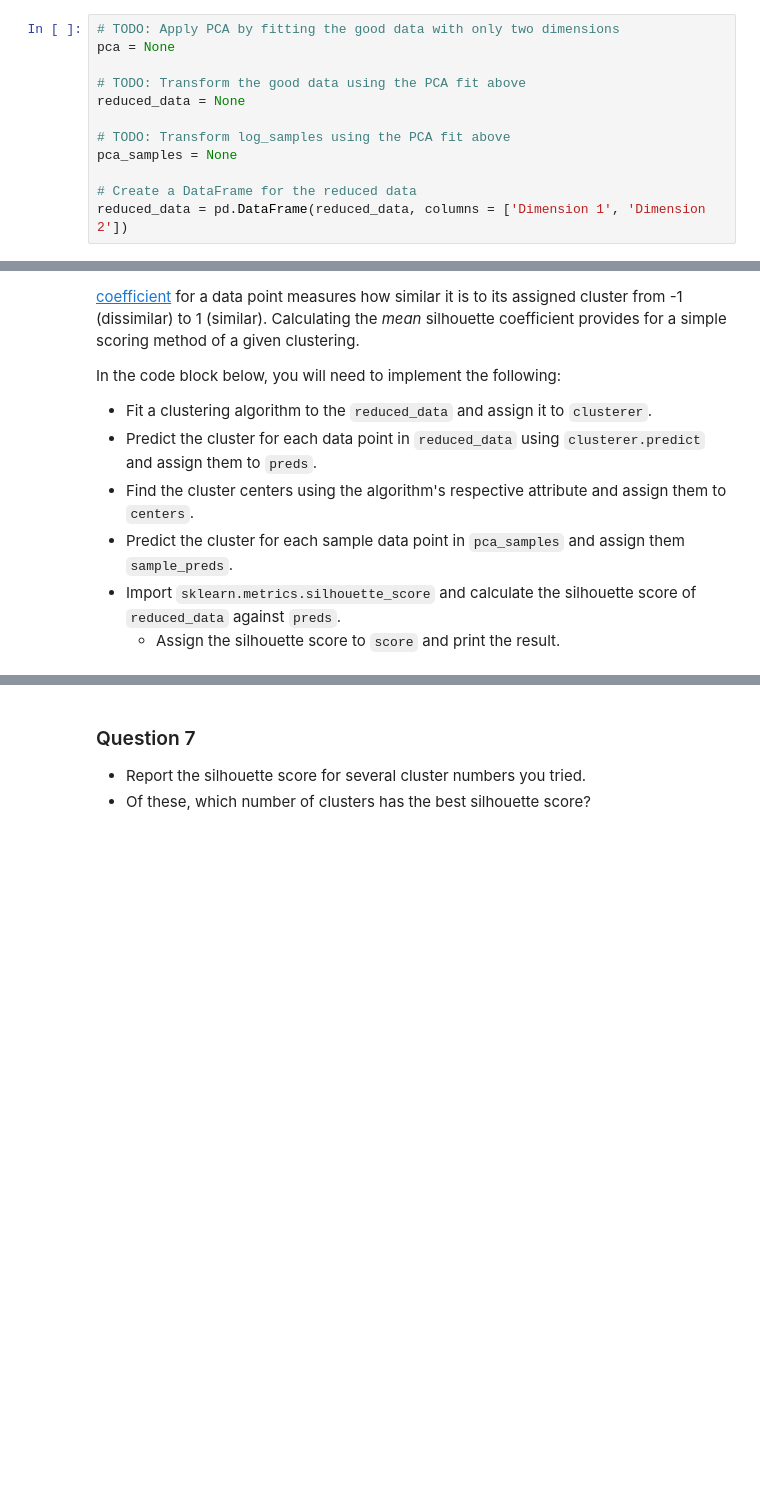
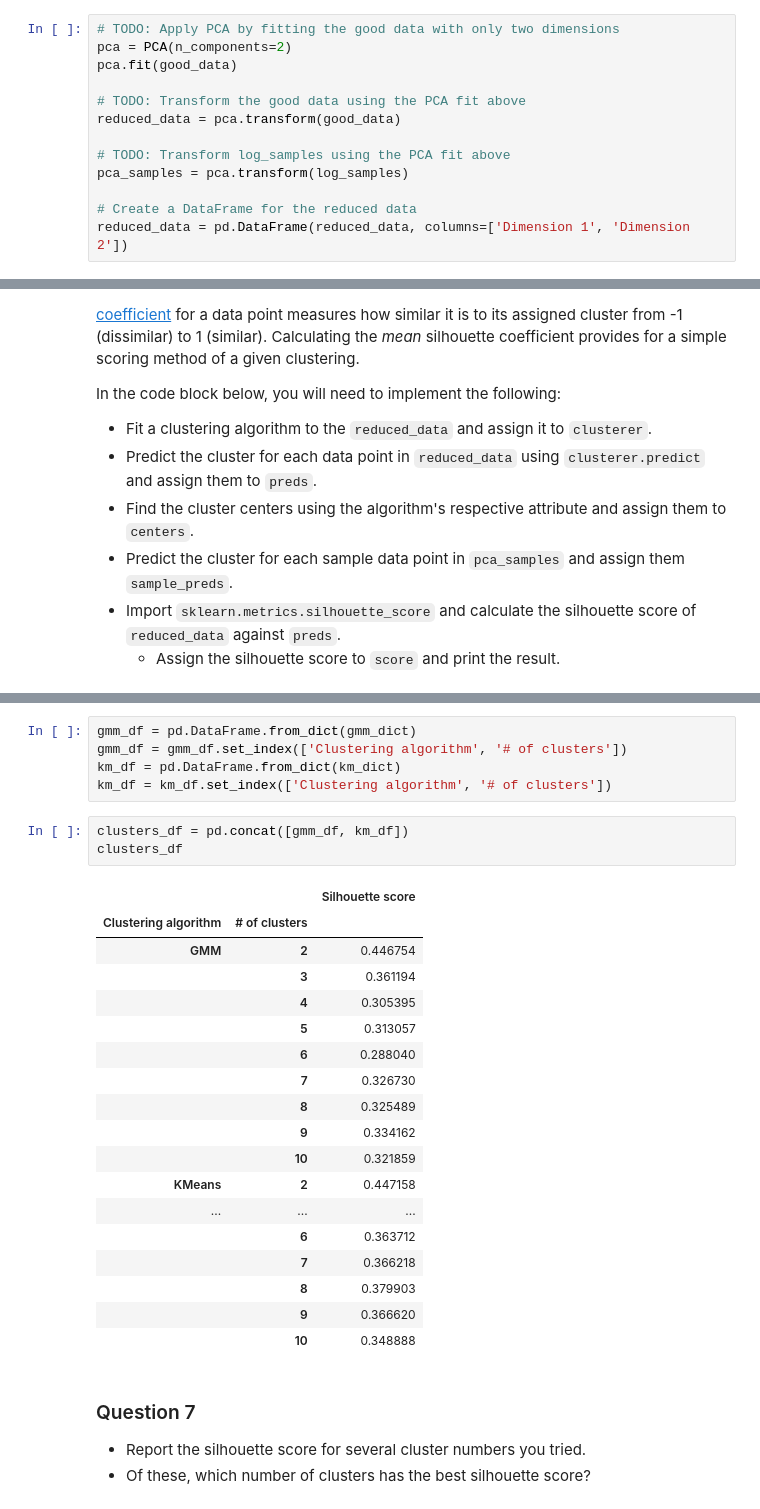
Before and after one commit to bluebehree/udacity-machine-learning-nd, a Jupyter notebook: customer_segments/customer_segments.ipynb, the cells around one changed output, grey strips where cells are left out. Drawn from its saved outputs; the diff is of its cells as text; blank space fills up the shorter version.

Commit message:
Finish GMM and KMeans implementation for customer_segment project

```diff
--- a/customer_segments/customer_segments.ipynb
+++ b/customer_segments/customer_segments.ipynb
@@ -391,16 +403,17 @@ In the code block below, you will need to implement the following:
  - Apply a PCA transformation of `log_samples` using `pca.transform`, and assign the results to `pca_samples`.
 # %%
 # TODO: Apply PCA by fitting the good data with only two dimensions
-pca = None
+pca = PCA(n_components=2)
+pca.fit(good_data)
 
 # TODO: Transform the good data using the PCA fit above
-reduced_data = None
+reduced_data = pca.transform(good_data)
 
 # TODO: Transform log_samples using the PCA fit above
-pca_samples = None
+pca_samples = pca.transform(log_samples)
 
 # Create a DataFrame for the reduced data
-reduced_data = pd.DataFrame(reduced_data, columns = ['Dimension 1', 'Dimension 2'])
+reduced_data = pd.DataFrame(reduced_data, columns=['Dimension 1', 'Dimension 2'])
 # %% [markdown]
 ### Observation
 Run the code below to see how the log-transformed sample data has changed after having a PCA transformation applied to it using only two dimensions. Observe how the values for the first two dimensions remains unchanged when compared to a PCA transformation in six dimensions.
@@ -464,3 +512,30 @@ score = None
+# %%
+gmm_df = pd.DataFrame.from_dict(gmm_dict)
+gmm_df = gmm_df.set_index(['Clustering algorithm', '# of clusters'])
+km_df = pd.DataFrame.from_dict(km_dict)
+km_df = km_df.set_index(['Clustering algorithm', '# of clusters'])
+# %%
+clusters_df = pd.concat([gmm_df, km_df])
+clusters_df
+# %% [output]
+|  |  | Silhouette score |
+| Clustering algorithm | # of clusters |  |
+| GMM | 2 | 0.446754 |
+|  | 3 | 0.361194 |
+|  | 4 | 0.305395 |
+|  | 5 | 0.313057 |
+|  | 6 | 0.288040 |
+|  | 7 | 0.326730 |
+|  | 8 | 0.325489 |
+|  | 9 | 0.334162 |
+|  | 10 | 0.321859 |
+| KMeans | 2 | 0.447158 |
+| ... | ... | ... |
+|  | 6 | 0.363712 |
+|  | 7 | 0.366218 |
+|  | 8 | 0.379903 |
+|  | 9 | 0.366620 |
+|  | 10 | 0.348888 |
 # %% [markdown]
 ### Question 7
 
```
Also changed, not shown: parts of 9 cells of this notebook.
